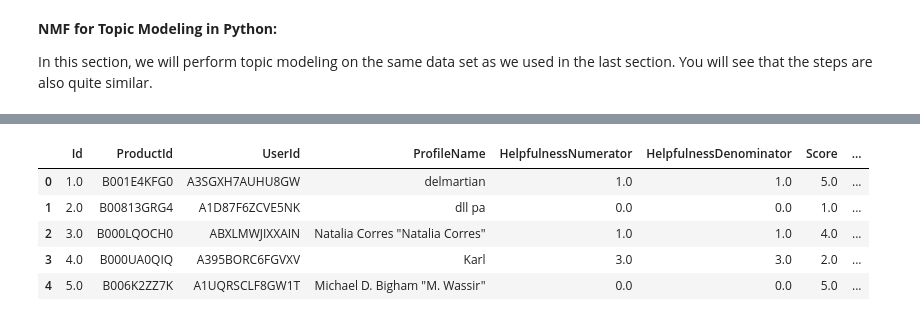
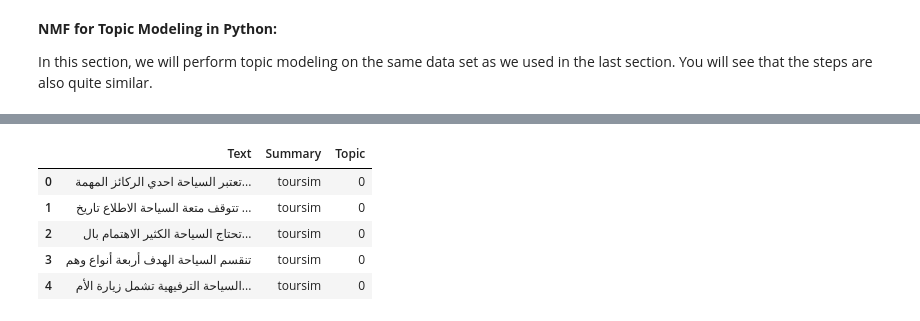
Before and after one commit to Eslam-M-Abdelaziz-0/NLP-topic-modeling, a Jupyter notebook: topic_model.ipynb, the cells around one changed output, grey strips where cells are left out. Cells and saved outputs as stored; diff of their text form; code cells hidden in the pictures.

```diff
--- a/topic_model.ipynb
+++ b/topic_model.ipynb
@@ -209,8 +198,6 @@ In this section, we will perform topic modeling on the same data set as we used
 import pandas as pd
 import numpy as np
 
-reviews_datasets = pd.read_csv(r'Reviews_c1.csv')
-reviews_datasets = reviews_datasets.head(1000)
-reviews_datasets.dropna()
+reviews_datasets = pd.read_csv(r'data.csv')
 reviews_datasets.head()
 # %% [output]
@@ -223,7 +210,7 @@ reviews_datasets.head()
 # %%
 from sklearn.feature_extraction.text import TfidfVectorizer
 
-tfidf_vect = TfidfVectorizer(max_df=0.8, min_df=2, stop_words='english')
+tfidf_vect = TfidfVectorizer(max_df=0.8, min_df=2)
 doc_term_matrix = tfidf_vect.fit_transform(reviews_datasets['Text'].values.astype('U'))
 tfidf_vect
 # %% [output]
@@ -242,7 +229,7 @@ doc_term_matrix
 # %%
 from sklearn.decomposition import NMF
 
-nmf = NMF(n_components=5, random_state=42)
+nmf = NMF(n_components=2, random_state=42)
 nmf.fit(doc_term_matrix )
 # %% [output]
 NMF(alpha=0.0, beta_loss='frobenius', init=None, l1_ratio=0.0, max_iter=200,
@@ -312,11 +287,12 @@ Top 10 words for topic #4:
 # %%
 topic_values = nmf.transform(doc_term_matrix)
 reviews_datasets['Topic'] = topic_values.argmax(axis=1)
+reviews_datasets.to_csv('NMF_result.csv', encoding='utf-8', index=False)
 reviews_datasets.head()
 # %% [output]
-|  | Id | ProductId | UserId | ProfileName | HelpfulnessNumerator | HelpfulnessDenominator | Score | ... |
-| 0 | 1.0 | B001E4KFG0 | A3SGXH7AUHU8GW | delmartian | 1.0 | 1.0 | 5.0 | ... |
-| 1 | 2.0 | B00813GRG4 | A1D87F6ZCVE5NK | dll pa | 0.0 | 0.0 | 1.0 | ... |
-| 2 | 3.0 | B000LQOCH0 | ABXLMWJIXXAIN | Natalia Corres "Natalia Corres" | 1.0 | 1.0 | 4.0 | ... |
-| 3 | 4.0 | B000UA0QIQ | A395BORC6FGVXV | Karl | 3.0 | 3.0 | 2.0 | ... |
-| 4 | 5.0 | B006K2ZZ7K | A1UQRSCLF8GW1T | Michael D. Bigham "M. Wassir" | 0.0 | 0.0 | 5.0 | ... |
+|  | Text | Summary | Topic |
+| 0 | تعتبر السياحة احدي الركائز المهمة... | toursim | 0 |
+| 1 | تتوقف متعة السياحة الاطلاع تاريخ ... | toursim | 0 |
+| 2 | تحتاج السياحة الكثير الاهتمام بال... | toursim | 0 |
+| 3 | تنقسم السياحة الهدف أربعة أنواع وهم | toursim | 0 |
+| 4 | السياحة الترفيهية تشمل زيارة الأم... | toursim | 0 |
```
Also changed, not shown: parts of 58 cells of this notebook, 4 other files.
